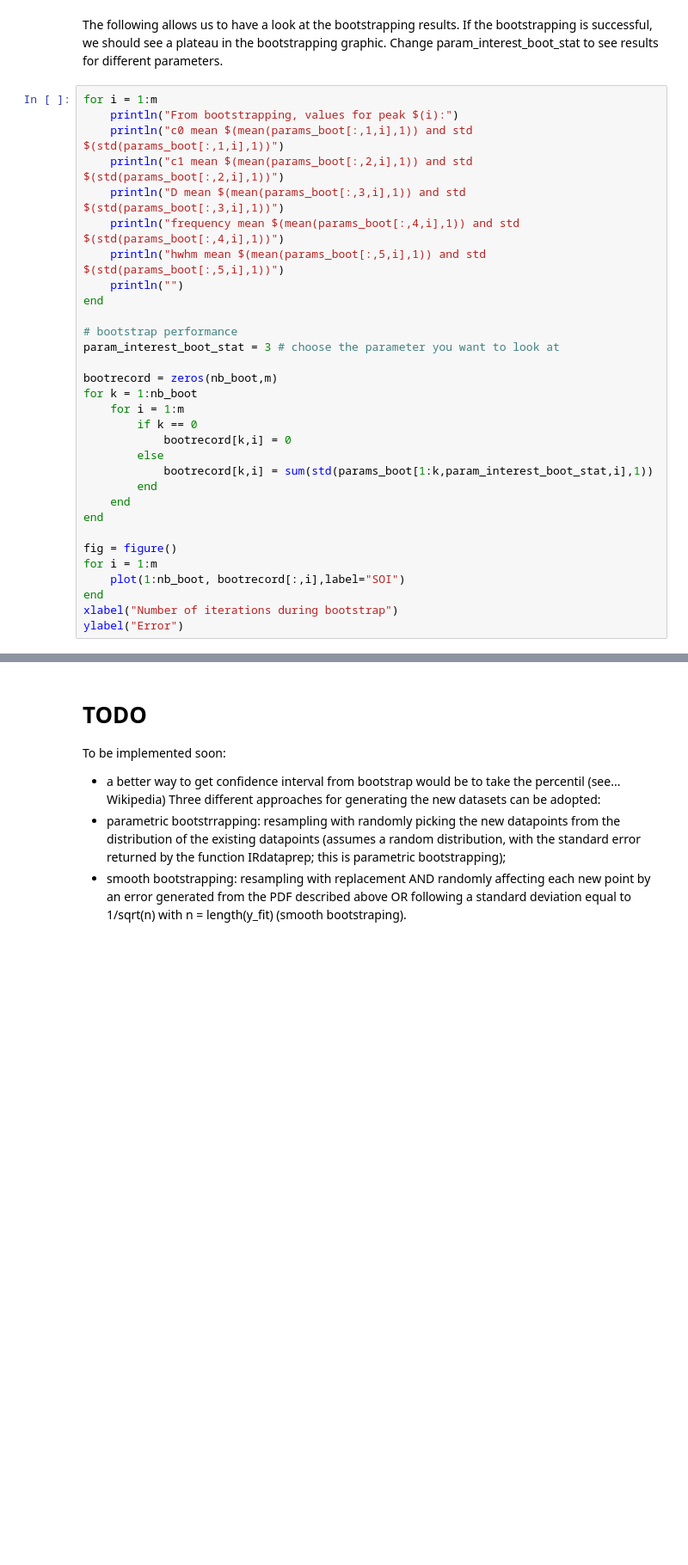
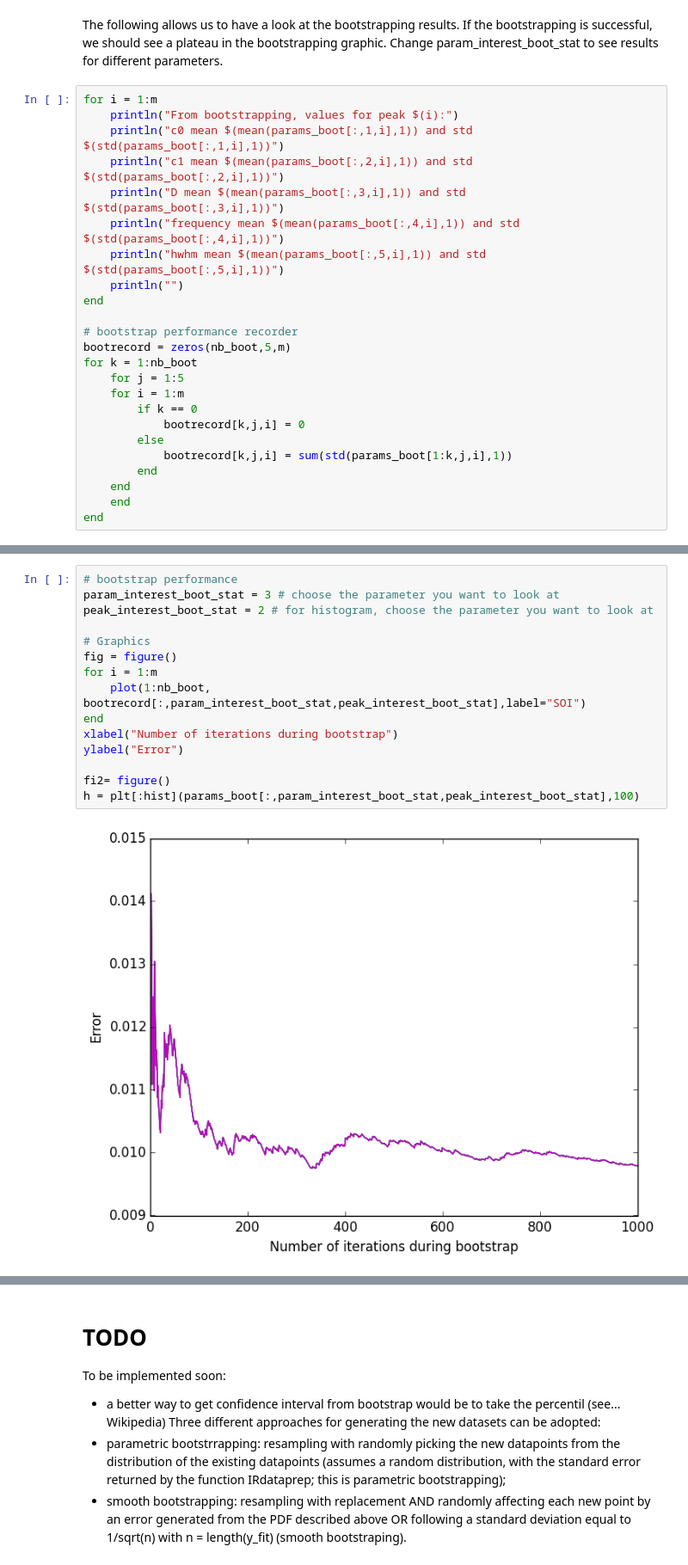
Before and after one commit to charlesll/Spectra.jl, a Jupyter notebook: examples/Diffusion_gauss_JuMPJulia.ipynb, the cells around one changed output, grey strips where cells are left out. Shown: that part at 86% size. Cells and saved outputs as stored; diff of their text form; blank space fills up the shorter version.

```diff
--- a/examples/Diffusion_gauss_JuMPJulia.ipynb
+++ b/examples/Diffusion_gauss_JuMPJulia.ipynb
@@ -286,26 +286,19 @@ for i = 1:m
     println("")
 end
 
-# bootstrap performance
-param_interest_boot_stat = 3 # choose the parameter you want to look at
-
-bootrecord = zeros(nb_boot,m)
+# bootstrap performance recorder
+bootrecord = zeros(nb_boot,5,m)
 for k = 1:nb_boot
+    for j = 1:5
     for i = 1:m
         if k == 0
-            bootrecord[k,i] = 0
+            bootrecord[k,j,i] = 0
         else
-            bootrecord[k,i] = sum(std(params_boot[1:k,param_interest_boot_stat,i],1))
+            bootrecord[k,j,i] = sum(std(params_boot[1:k,j,i],1))
         end
     end
+    end
 end
-
-fig = figure()
-for i = 1:m
-    plot(1:nb_boot, bootrecord[:,i],label="SOI")
-end
-xlabel("Number of iterations during bootstrap")
-ylabel("Error")
 # %% [output]
 From bootstrapping, values for peak 1:
 c0 mean [0.056169719124361805] and std [0.0013456995263988634]
@@ -328,0 +320,17 @@ PyObject <matplotlib.text.Text object at 0x...>
+# %%
+# bootstrap performance
+param_interest_boot_stat = 3 # choose the parameter you want to look at
+peak_interest_boot_stat = 2 # for histogram, choose the parameter you want to look at
+
+# Graphics
+fig = figure()
+for i = 1:m
+    plot(1:nb_boot, bootrecord[:,param_interest_boot_stat,peak_interest_boot_stat],label="SOI")
+end
+xlabel("Number of iterations during bootstrap")
+ylabel("Error")
+
+fi2= figure()
+h = plt[:hist](params_boot[:,param_interest_boot_stat,peak_interest_boot_stat],100)
+# %% [output]
+[figure, added]
```
Also changed, not shown: parts of 2 cells of this notebook.
